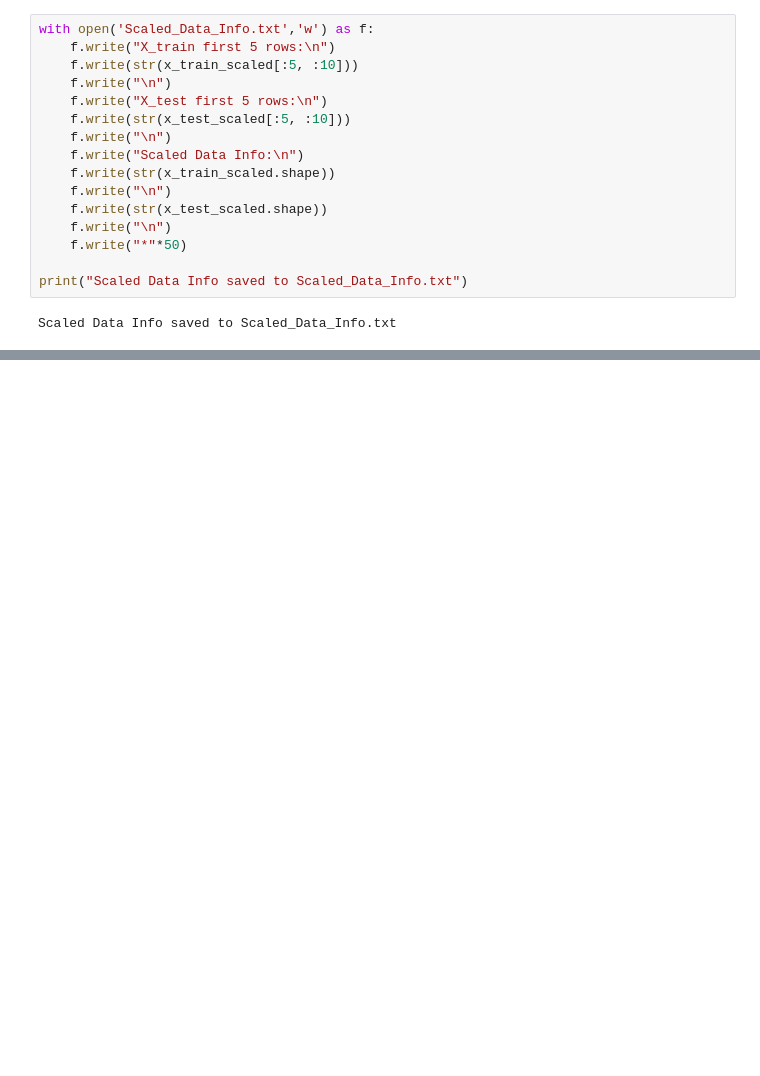
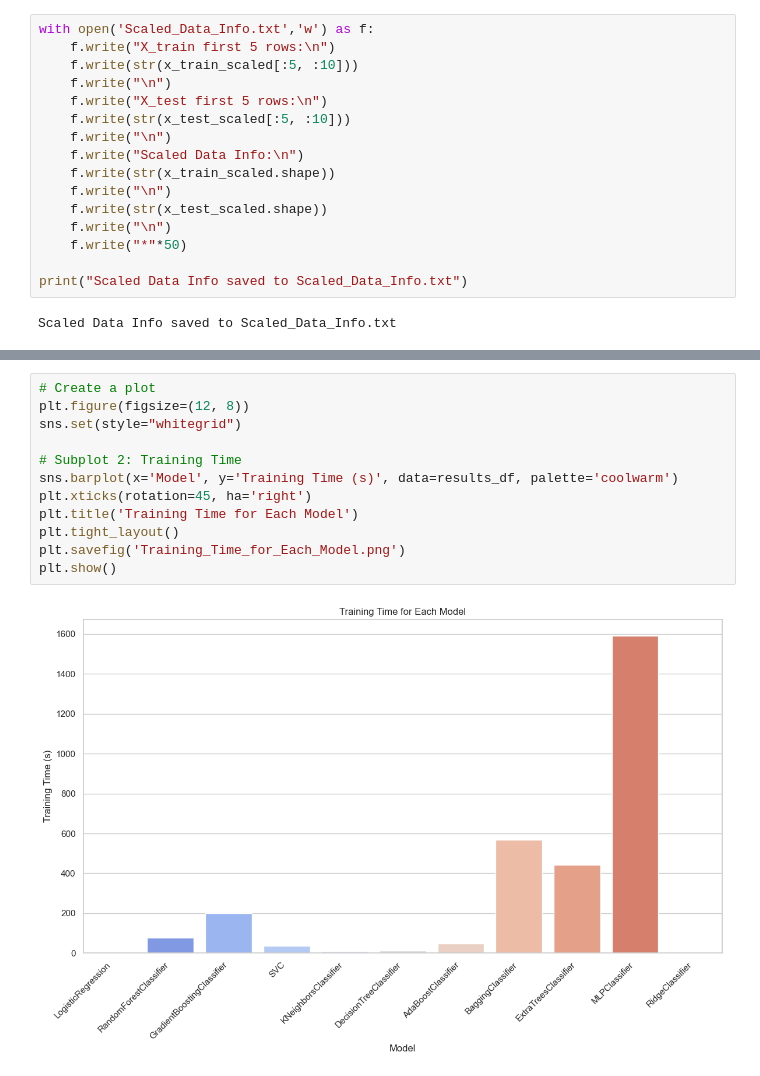
Before and after one commit to ArpitKadam/Insurance-Fraud-Detection, a Jupyter notebook: research/research.ipynb, the cells around one changed output, grey strips where cells are left out. Drawn from its saved outputs; the diff is of its cells as text; blank space fills up the shorter version.

```diff
--- a/research/research.ipynb
+++ b/research/research.ipynb
@@ -1428,0 +1727,14 @@ Scaled Data Info saved to Scaled_Data_Info.txt
+# %%
+# Create a plot
+plt.figure(figsize=(12, 8))
+sns.set(style="whitegrid")
+
+# Subplot 2: Training Time
+sns.barplot(x='Model', y='Training Time (s)', data=results_df, palette='coolwarm')
+plt.xticks(rotation=45, ha='right')
+plt.title('Training Time for Each Model')
+plt.tight_layout()
+plt.savefig('Training_Time_for_Each_Model.png')
+plt.show()
+# %% [output]
+[figure, added]
```
Also changed, not shown: parts of 22 cells of this notebook, 7 other files.
